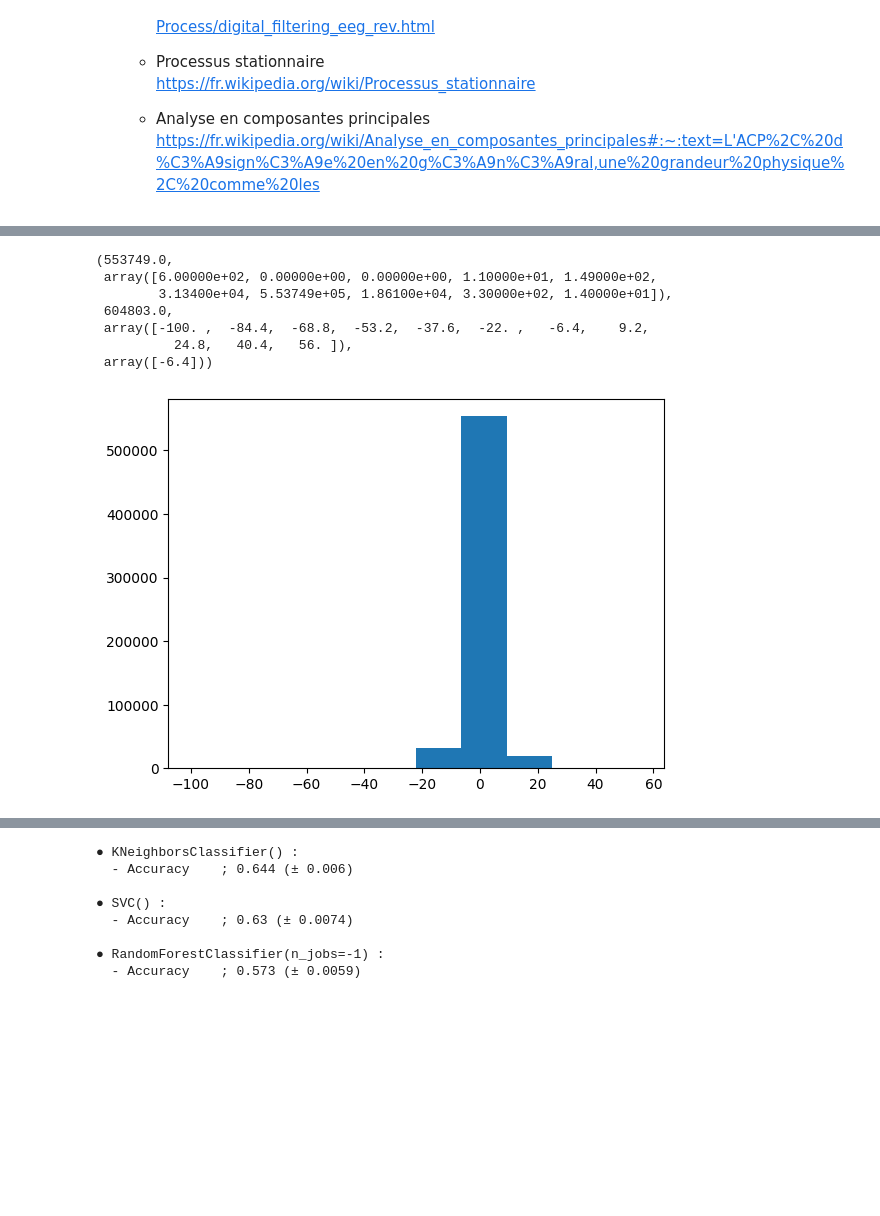
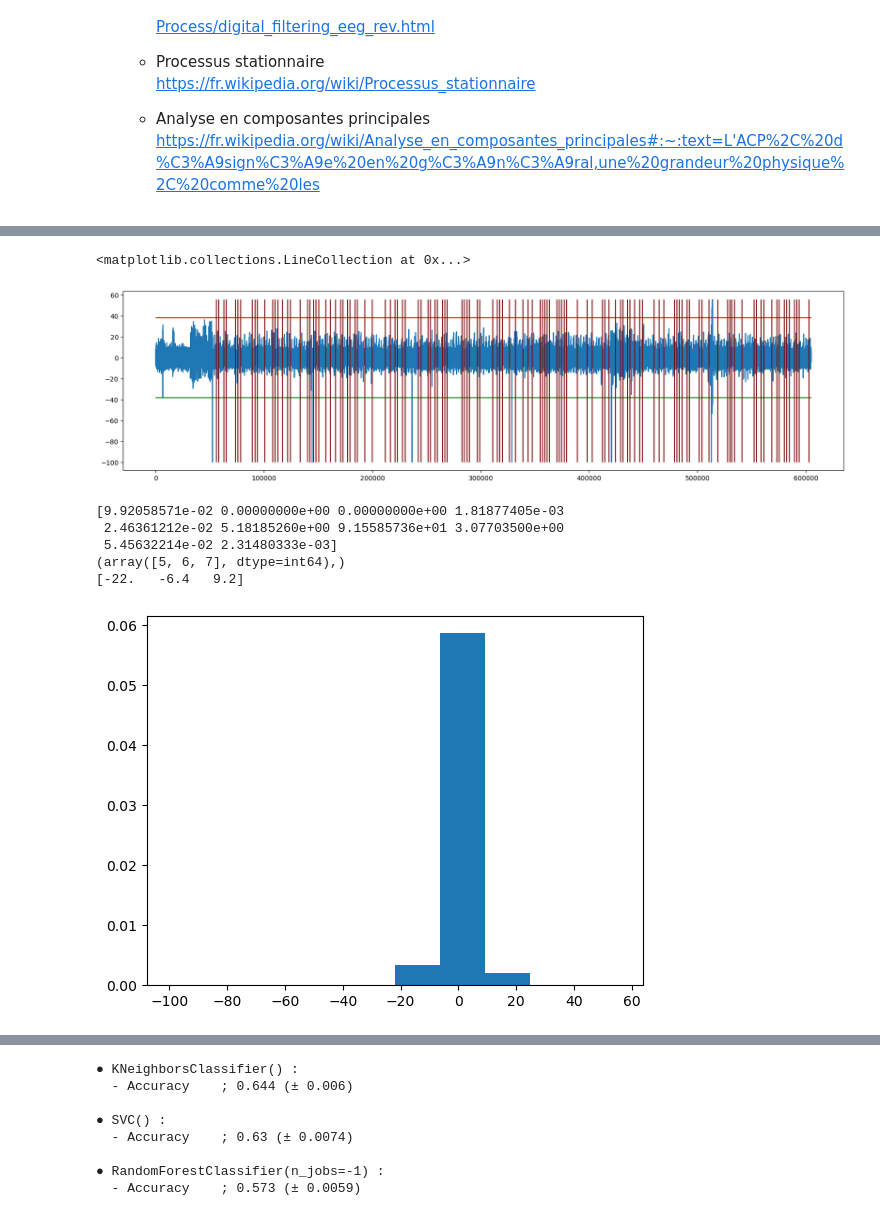
Before and after one commit to philippe-dpz/EEG_proj_repo, a Jupyter notebook: notebooks/Brn_EEG.ipynb, the cells around one changed output, grey strips where cells are left out. Cells and saved outputs as stored; diff of their text form; code cells hidden in the pictures; blank space fills up the shorter version.

Commit message:
240731:1700 - Début définition du 'runs_slicer'

```diff
--- a/notebooks/Brn_EEG.ipynb
+++ b/notebooks/Brn_EEG.ipynb
@@ -354,33 +360,53 @@ plot_wavelets(c3, r3)
 # %%
-import scipy as sc
+it = 0
+df = df_train_csv[it]
+c3 = df['C3']
+l3 = df_label_csv[it]
 
-# seuil = np.ceil(max(abs(df['C3'].describe()[['25%', '75%']]))) * 5
+seuil = c3.quantile(q = .9975) * 2
+xmax  = len(c3)
 
-seuil = df['C3'].quantile(q = .9975) * 2
-xmax  = len(df['C3'])
-rnd = np.ceil(df['C3'])    # [np(x) for x in ]
-res = plt.hist(rnd);
-max = res[0].max()
-
-max, res[0], res[0].sum(), res[1], res[1][np.where(res[0] == max)] #, [0]
-
-# plt.figure(figsize = (24, 5))
-# plt.plot(df['C3']);
-# plt.hlines(-seuil, xmin = 0, xmax = xmax, colors = 'green')
-# plt.hlines( seuil, xmin = 0, xmax = xmax, colors = 'red');
-
-# np.shape(np.where(abs(df['C3']) > seuil))
-
-# df['C3'].describe(), seuil
+plt.figure(figsize = (20, 5))
+plt.plot(df['C3']);
+plt.hlines(-seuil, xmin = 0, xmax = xmax, colors = 'green')
+plt.hlines( seuil, xmin = 0, xmax = xmax, colors = 'red');
+plt.vlines(np.where(df['EventStart'] == 1), ymin = c3.min(), ymax = c3.max(), \
+           colors = 'maroon')
 # %% [output]
-(553749.0,
- array([6.00000e+02, 0.00000e+00, 0.00000e+00, 1.10000e+01, 1.49000e+02,
-        3.13400e+04, 5.53749e+05, 1.86100e+04, 3.30000e+02, 1.40000e+01]),
- 604803.0,
- array([-100. ,  -84.4,  -68.8,  -53.2,  -37.6,  -22. ,   -6.4,    9.2,
-          24.8,   40.4,   56. ]),
- array([-6.4]))
+<matplotlib.collections.LineCollection at 0x...>
-[figure, old version]
+[figure, new version]
+# %%
+### def runs_slicer(raw : list, step : int = 100, auto : bool = true) -> list :
+# seuil = np.ceil(max(abs(df['C3'].describe()[['25%', '75%']]))) * 5
+
+rnd = np.ceil(c3)
+res = plt.hist(rnd);
+
+# max   = res[0].max()
+# pos   = np.where(res[0] == max)[0][0]
+# arr   = range(pos - 1, pos + 3)
+
+tot = res[0].sum()
+arr = np.array([x / tot for x in res[0]])
+
+print()
+print(arr * 100)
+print(np.where(res[0] / tot > .01))
+print(res[1][np.where(res[0] / tot > .01)])
+
+# pos, res[0][arr].sum() / tot, res[0][arr], res[1][arr]
+
+
+# np.shape(np.where(abs(df['C3']) > seuil))
+
+# df['C3'].describe(), seuil
+# %% [output]
+[9.92058571e-02 0.00000000e+00 0.00000000e+00 1.81877405e-03
+ 2.46361212e-02 5.18185260e+00 9.15585736e+01 3.07703500e+00
+ 5.45632214e-02 2.31480333e-03]
+(array([5, 6, 7], dtype=int64),)
+[-22.   -6.4   9.2]
+[figure, added]
 # %%
 len([52251,  52252,  52253,  52254,  52255,  52256,  52257,  52258,
      52259,  52260,  52261,  52262,  52263,  52264,  52265,  52266,
```
Also changed, not shown: parts of 7 cells of this notebook.
